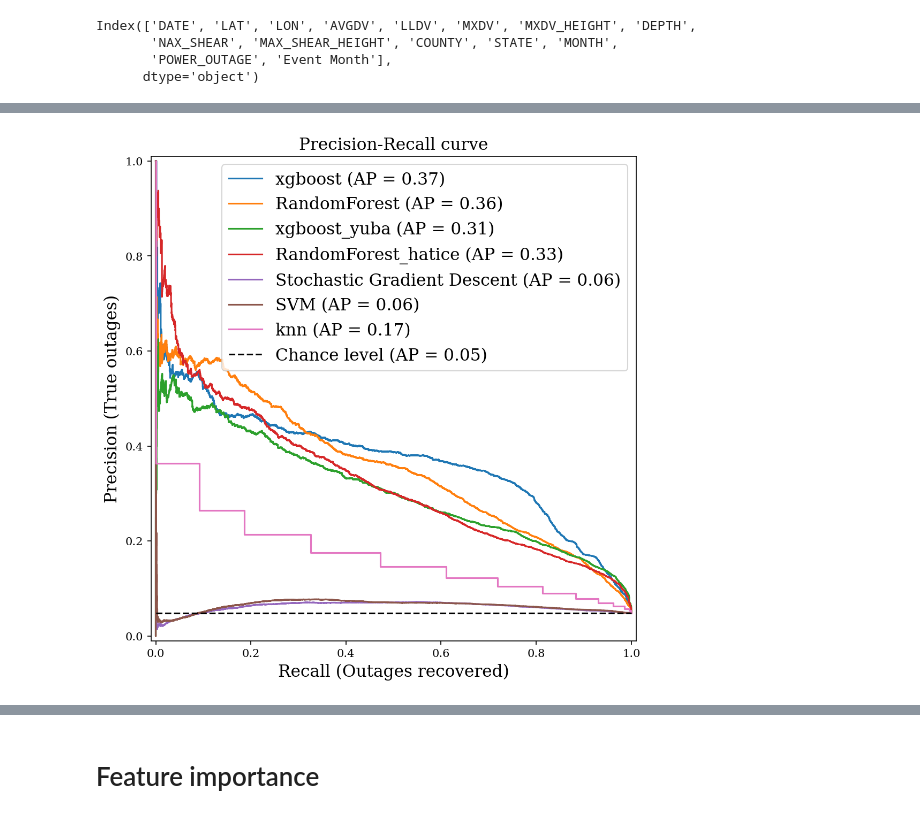
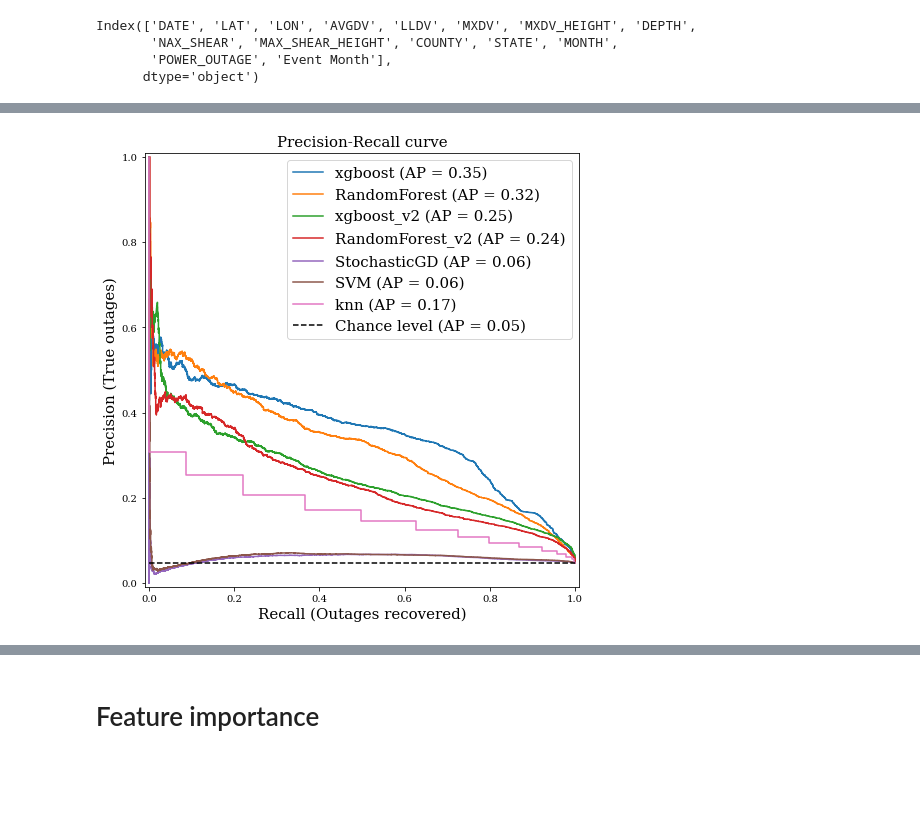
Before and after one commit to amourayuba/Power-Outage-Prediction, a Jupyter notebook: codes/results/tornados_results_u.ipynb, the cells around one changed output, grey strips where cells are left out. Cells and saved outputs as stored; diff of their text form; code cells hidden in the pictures; blank space fills up the shorter version.

```diff
--- a/codes/results/tornados_results_u.ipynb
+++ b/codes/results/tornados_results_u.ipynb
@@ -71,4 +70 @@ features_y = ['LAT_mean', 'LON_mean', 'AVGDV_max', 'LLDV_max', 'MXDV_max', 'Mont
 features_n = ['MONTH', 'LAT', 'LON', 'AVGDV', 'LLDV', 'MXDV', 'MXDV_HEIGHT', 'DEPTH', 'MAX_SHEAR', 'MAX_SHEAR_HEIGHT']
-# %%
-for model in models.values():
-    model.fit(balanced_tt[features], balanced_tt['power_outage'])
@@ -80,12 +84,12 @@ knn = Pipeline([('scale', StandardScaler()),('knn_cls', KNeighborsClassifier(13)
 # %%
-xgb = joblib.load('../models/xgb_tornado.pkl')
-rf = joblib.load('../models/rf_tornado.pkl')
-sgd = joblib.load('../models/sgd_tornado.pkl')
-svc = joblib.load('../models/svc_tornado.pkl')
-xgb_y = joblib.load('../models/xgboost_tornado_yuba.pkl')
-rf_h = joblib.load('../models/RandomForest_tornado_hatice.pkl')
-knn = joblib.load('../models/knn_tornado.pkl')
-xgb_rf_sgd_svc_tornado = joblib.load('../models/xgb_rf_sgd_svc_tornado.pkl')
+xgb = joblib.load('../../models/xgb_tornado.pkl')
+rf = joblib.load('../../models/rf_tornado.pkl')
+sgd = joblib.load('../../models/sgd_tornado.pkl')
+svc = joblib.load('../../models/svc_tornado.pkl')
+xgb_y = joblib.load('../../models/xgboost_v2_tornado.pkl')
+rf_h = joblib.load('../../models/RandomForest_v2_tornado.pkl')
+knn = joblib.load('../../models/knn_tornado.pkl')
+xgb_rf_sgd_svc_tornado = joblib.load('../../models/xgb_rf_sgd_svc_tornado.pkl')
 # %%
-models = {'xgboost':xgb, 'RandomForest':rf, 'xgboost_yuba': xgb_y,'RandomForest_hatice': rf_h, 'Stochastic Gradient Descent': sgd, 'SVM':svc, 'Ensemble':xgb_rf_sgd_svc_tornado, 'knn':knn}
+models = {'xgboost':xgb, 'RandomForest':rf, 'xgboost_v2': xgb_y,'RandomForest_v2': rf_h, 'StochasticGD': sgd, 'SVM':svc, 'Ensemble':xgb_rf_sgd_svc_tornado, 'knn':knn}
 # %%
@@ -93,16 +97,16 @@ precisions, recalls, predictions ={}, {}, {}
 # %%
 for name, model in models.items():
-    if name == 'xgboost_yuba' or name == 'RandomForest_hatice' or name == 'knn':
-        preds = model.predict(tor_val[features_y])
+    if name == 'xgboost_v2' or name == 'RandomForest_v2' or name == 'knn':
+        preds = model.predict(tor_val[features])
         predictions[name] = preds
-        recalls[name] = recall_score(tor_val['power_outage'], preds)
-        precisions[name] = precision_score(tor_val['power_outage'], preds)
+        recalls[name] = recall_score(tor_val['POWER_OUTAGE'], preds)
+        precisions[name] = precision_score(tor_val['POWER_OUTAGE'], preds)
 
     else:
-        preds = model.predict(tor_val_n[features_n])
+        preds = model.predict(tor_val[features_n])
         predictions[name] = preds
-        precisions[name] = precision_score(tor_val_n['POWER_OUTAGE'], preds)
-        recalls[name] = recall_score(tor_val_n['POWER_OUTAGE'], preds)
+        precisions[name] = precision_score(tor_val['POWER_OUTAGE'], preds)
+        recalls[name] = recall_score(tor_val['POWER_OUTAGE'], preds)
 # %%
 for name in models:
     print(f"Precision for {name} is {precisions[name]}")
@@ -127,22 +131,22 @@ Recall for knn is 0.813273340832396
 # %%
 from sklearn.metrics import PrecisionRecallDisplay
 fig, ax = plt.subplots(figsize=(12, 8))
 for name, model in models.items():
-    if name == 'xgboost_yuba' or name == 'RandomForest_hatice' or name == 'knn':
+    if name == 'xgboost_v2' or name == 'RandomForest_v2' or name == 'knn':
         display = PrecisionRecallDisplay.from_estimator(
-        model, tor_val[features_y], tor_val['power_outage'], plot_chance_level=name=='knn',
+        model, tor_val[features], tor_val['POWER_OUTAGE'], plot_chance_level=name=='knn',
             ax=ax, name=name)
     elif name != 'Ensemble':
         display = PrecisionRecallDisplay.from_estimator(
-        model, tor_val_n[features_n], tor_val_n['POWER_OUTAGE'],
+        model, tor_val[features_n], tor_val['POWER_OUTAGE'],
             ax=ax, name=name)
     #display.plot(ax=ax, name=name)
 _ = display.ax_.set_title("Precision-Recall curve", size=15)
 _ = display.ax_.legend(loc='upper right', fontsize=15)
 _ = display.ax_.set_xlabel('Recall (Outages recovered)', size=15)
 _ = display.ax_.set_ylabel('Precision (True outages)', size=15)
 
-plt.savefig("Tornados_results_new.png", dpi=500, bbox_inches='tight',
+plt.savefig("../../figures/tornados_model_comparison.png", dpi=500, bbox_inches='tight',
             facecolor='white', transparent=False)
 # %% [output]
-[figure, old version]
+[figure, new version]
```
Also changed, not shown: parts of 11 cells of this notebook, 9 other files.
